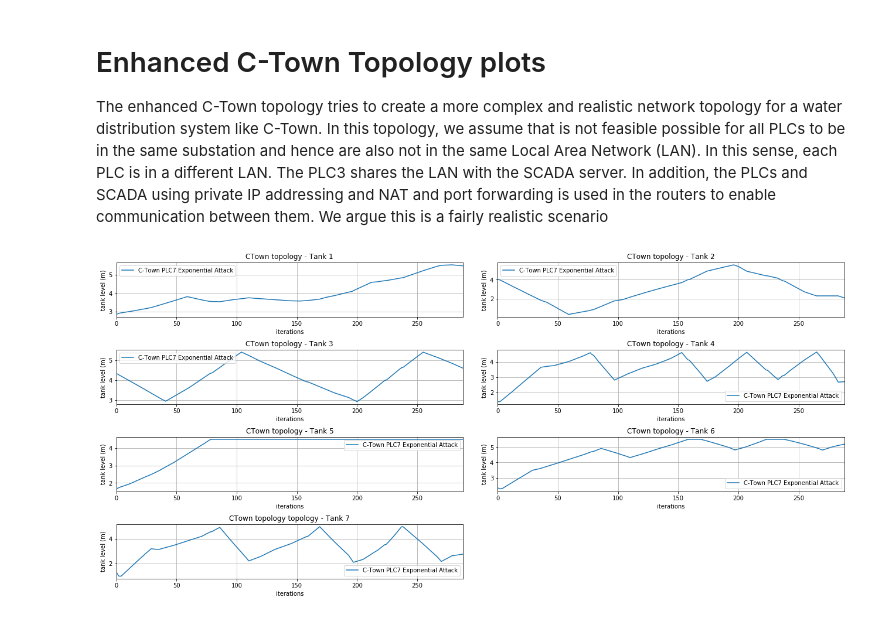
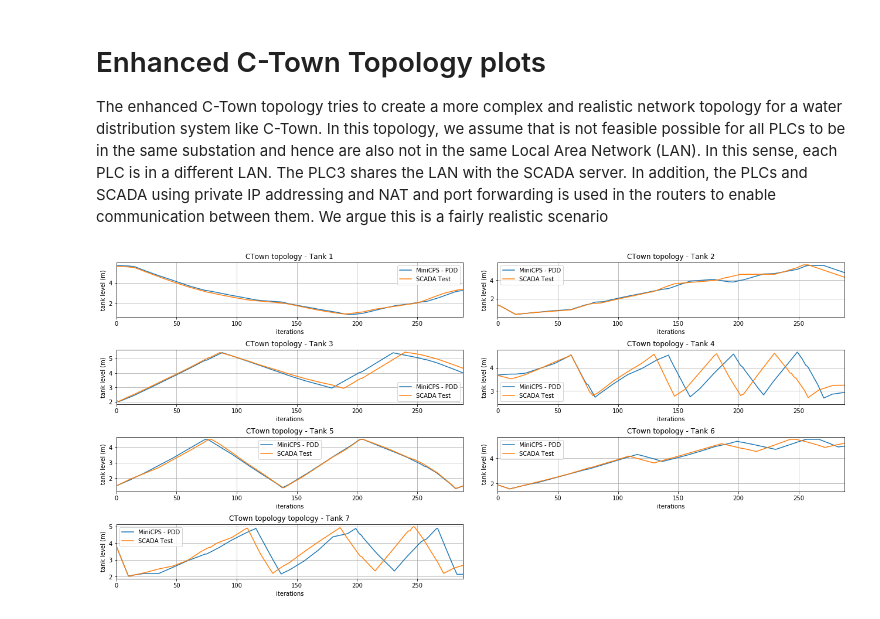
Before and after one commit to Critical-Infrastructure-Systems-Lab/DHALSIM, a Jupyter notebook: ICS_topologies/enhanced_ctown_topology/plot_enhanced_ctown.ipynb, the cells around one changed output. Drawn from its saved outputs; the diff is of its cells as text; code cells hidden in the pictures.

```diff
--- a/ICS_topologies/enhanced_ctown_topology/plot_enhanced_ctown.ipynb
+++ b/ICS_topologies/enhanced_ctown_topology/plot_enhanced_ctown.ipynb
@@ -13,22 +13,23 @@ import pandas as pd
 # %%
 no_minicps_ctown = pd.read_csv('no_attack/output/physical_process.csv')
 
-minicps_ctown = pd.read_csv('desktop_test/output/physical_process.csv')
-minicps_ctown_plc1_attack = pd.read_csv('plc1_attack/output/physical_process.csv')
-minicps_ctown_mitm_plc5_attack = pd.read_csv('mitm_plc5_attack/output/physical_process.csv')
-minicps_ctown_plc1_exp_attack = pd.read_csv('vm_tests/tank_1_empty_exponential/week_19/physical_process.csv')
+minicps_ctown = pd.read_csv('icss_paper_attacks/normal_behavior/week_0/physical_process.csv')
+minicps_ctown_scada = pd.read_csv('scada_test/week_0/physical_process.csv')
+#minicps_ctown_plc1_attack = pd.read_csv('plc1_attack/output/physical_process.csv')
+#minicps_ctown_mitm_plc5_attack = pd.read_csv('mitm_plc5_attack/output/physical_process.csv')
+#minicps_ctown_plc1_exp_attack = pd.read_csv('vm_tests/tank_1_empty_exponential/week_19/physical_process.csv')
 minicps_ctown_plc7_plc5_exp_attack = pd.read_csv('icss_paper_attacks/tank_5_overflow_exponential_1_day/week_19/physical_process.csv')
 
 subplot_hspace = 0.6
 subplot_wspace = 0.1
 
 dd = plt.subplot(4,2,1)
-#minicps_ctown["T1_LEVEL"].plot(label='MiniCPS - PDD', ax=dd)
+minicps_ctown["T1_LEVEL"].plot(label='MiniCPS - PDD', ax=dd)
+minicps_ctown_scada["T1_LEVEL"].plot(label='SCADA Test', ax=dd)
+plt.xlim(left=0, right=288)
 #minicps_ctown_plc1_attack["T1_LEVEL"].plot(label='MiniCPS - PLC1 Attack', ax=dd)
 #minicps_ctown_mitm_plc5_attack["T1_LEVEL"].plot(label='MiniCPS - Mitm PLC5 Attack', ax=dd)
-minicps_ctown_plc7_plc5_exp_attack["T1_LEVEL"].plot(label='C-Town PLC7 Exponential Attack', ax=dd)
-
-
+#minicps_ctown_plc7_plc5_exp_attack["T1_LEVEL"].plot(label='C-Town PLC7 Exponential Attack', ax=dd)
 plt.title("CTown topology - Tank 1")
 plt.xlabel('iterations')
 plt.ylabel('tank level (m)')
@@ -37,10 +38,12 @@ plt.subplots_adjust(top=2.00, right=3.00, hspace = subplot_hspace, wspace=subplo
 plt.grid(True)
 
 dd = plt.subplot(4,2,2)
-#minicps_ctown["T2_LEVEL"].plot(label='MiniCPS - PDD', ax=dd)
+minicps_ctown["T2_LEVEL"].plot(label='MiniCPS - PDD', ax=dd)
+minicps_ctown_scada["T2_LEVEL"].plot(label='SCADA Test', ax=dd)
+plt.xlim(left=0, right=288)
 #minicps_ctown_plc1_attack["T2_LEVEL"].plot(label='MiniCPS - PLC1 Attack', ax=dd)
 #minicps_ctown_mitm_plc5_attack["T2_LEVEL"].plot(label='MiniCPS - Mitm PLC5 Attack', ax=dd)
-minicps_ctown_plc7_plc5_exp_attack["T2_LEVEL"].plot(label='C-Town PLC7 Exponential Attack', ax=dd)
+#minicps_ctown_plc7_plc5_exp_attack["T2_LEVEL"].plot(label='C-Town PLC7 Exponential Attack', ax=dd)
 plt.title("CTown topology - Tank 2")
 plt.xlabel('iterations')
 plt.ylabel('tank level (m)')
@@ -49,10 +52,12 @@ plt.subplots_adjust(top=2.00, right=3.00, hspace = subplot_hspace, wspace=subplo
 plt.grid(True)
 
 dd = plt.subplot(4,2,3)
-#minicps_ctown["T3_LEVEL"].plot(label='MiniCPS - PDD', ax=dd)
+minicps_ctown["T3_LEVEL"].plot(label='MiniCPS - PDD', ax=dd)
+minicps_ctown_scada["T3_LEVEL"].plot(label='SCADA Test', ax=dd)
+plt.xlim(left=0, right=288)
 #minicps_ctown_plc1_attack["T3_LEVEL"].plot(label='MiniCPS - PLC1 Attack', ax=dd)
 #minicps_ctown_mitm_plc5_attack["T3_LEVEL"].plot(label='MiniCPS - Mitm PLC5 Attack', ax=dd)
-minicps_ctown_plc7_plc5_exp_attack["T3_LEVEL"].plot(label='C-Town PLC7 Exponential Attack', ax=dd)
+#minicps_ctown_plc7_plc5_exp_attack["T3_LEVEL"].plot(label='C-Town PLC7 Exponential Attack', ax=dd)
 plt.title("CTown topology - Tank 3")
 plt.xlabel('iterations')
 plt.ylabel('tank level (m)')
@@ -61,10 +66,12 @@ plt.subplots_adjust(top=2.00, right=3.00, hspace = subplot_hspace, wspace=subplo
 plt.grid(True)
 
 dd = plt.subplot(4,2,4)
-#minicps_ctown["T4_LEVEL"].plot(label='MiniCPS - PDD', ax=dd)
+minicps_ctown["T4_LEVEL"].plot(label='MiniCPS - PDD', ax=dd)
+minicps_ctown_scada["T4_LEVEL"].plot(label='SCADA Test', ax=dd)
+plt.xlim(left=0, right=288)
 #minicps_ctown_plc1_attack["T4_LEVEL"].plot(label='MiniCPS - PLC1 Attack', ax=dd)
 #minicps_ctown_mitm_plc5_attack["T4_LEVEL"].plot(label='MiniCPS - Mitm PLC5 Attack', ax=dd)
-minicps_ctown_plc7_plc5_exp_attack["T4_LEVEL"].plot(label='C-Town PLC7 Exponential Attack', ax=dd)
+#minicps_ctown_plc7_plc5_exp_attack["T4_LEVEL"].plot(label='C-Town PLC7 Exponential Attack', ax=dd)
 plt.title("CTown topology - Tank 4")
 plt.xlabel('iterations')
 plt.ylabel('tank level (m)')
@@ -73,39 +80,45 @@ plt.subplots_adjust(top=2.00, right=3.00, hspace = subplot_hspace, wspace=subplo
 plt.grid(True)
 
 dd = plt.subplot(4,2,5)
-#minicps_ctown["T5_LEVEL"].plot(label='MiniCPS - PDD', ax=dd)
+minicps_ctown["T5_LEVEL"].plot(label='MiniCPS - PDD', ax=dd)
+minicps_ctown_scada["T5_LEVEL"].plot(label='SCADA Test', ax=dd)
+plt.xlim(left=0, right=288)
 #minicps_ctown_plc1_attack["T5_LEVEL"].plot(label='MiniCPS - PLC1 Attack', ax=dd)
 #minicps_ctown_mitm_plc5_attack["T5_LEVEL"].plot(label='MiniCPS - Mitm PLC5 Attack', ax=dd)
-minicps_ctown_plc7_plc5_exp_attack["T5_LEVEL"].plot(label='C-Town PLC7 Exponential Attack', ax=dd)
+#minicps_ctown_plc7_plc5_exp_attack["T5_LEVEL"].plot(label='C-Town PLC7 Exponential Attack', ax=dd)
 plt.title("CTown topology - Tank 5")
 plt.xlabel('iterations')
 plt.ylabel('tank level (m)')
 plt.legend()
 plt.subplots_adjust(top=2.00, right=3.00, hspace = subplot_hspace, wspace=subplot_wspace)
 plt.grid(True)
 
 dd = plt.subplot(4,2,6)
-#minicps_ctown["T6_LEVEL"].plot(label='MiniCPS - PDD', ax=dd)
+minicps_ctown["T6_LEVEL"].plot(label='MiniCPS - PDD', ax=dd)
+minicps_ctown_scada["T6_LEVEL"].plot(label='SCADA Test', ax=dd)
+plt.xlim(left=0, right=288)
 #minicps_ctown_plc1_attack["T6_LEVEL"].plot(label='MiniCPS - PLC1 Attack', ax=dd)
 #minicps_ctown_mitm_plc5_attack["T6_LEVEL"].plot(label='MiniCPS - Mitm PLC5 Attack', ax=dd)
-minicps_ctown_plc7_plc5_exp_attack["T6_LEVEL"].plot(label='C-Town PLC7 Exponential Attack', ax=dd)
+#minicps_ctown_plc7_plc5_exp_attack["T6_LEVEL"].plot(label='C-Town PLC7 Exponential Attack', ax=dd)
 plt.title("CTown topology - Tank 6")
 plt.xlabel('iterations')
 plt.ylabel('tank level (m)')
 plt.legend()
 plt.subplots_adjust(top=2.00, right=3.00, hspace = subplot_hspace, wspace=subplot_wspace)
 plt.grid(True)
 
 dd = plt.subplot(4,2,7)
-#minicps_ctown["T7_LEVEL"].plot(label='MiniCPS - PDD', ax=dd)
+minicps_ctown["T7_LEVEL"].plot(label='MiniCPS - PDD', ax=dd)
+minicps_ctown_scada["T7_LEVEL"].plot(label='SCADA Test', ax=dd)
+plt.xlim(left=0, right=288)
 #minicps_ctown_plc1_attack["T7_LEVEL"].plot(label='MiniCPS - PLC1 Attack', ax=dd)
 #minicps_ctown_mitm_plc5_attack["T7_LEVEL"].plot(label='MiniCPS - Mitm PLC5 Attack', ax=dd)
-minicps_ctown_plc7_plc5_exp_attack["T7_LEVEL"].plot(label='C-Town PLC7 Exponential Attack', ax=dd)
+#minicps_ctown_plc7_plc5_exp_attack["T7_LEVEL"].plot(label='C-Town PLC7 Exponential Attack', ax=dd)
 plt.title("CTown topology topology - Tank 7")
 plt.xlabel('iterations')
 plt.ylabel('tank level (m)')
 plt.legend()
 plt.subplots_adjust(top=2.00, right=3.00, hspace = subplot_hspace, wspace=subplot_wspace)
 plt.grid(True)
 # %% [output]
-[figure, old version]
+[figure, new version]
```
Also changed, not shown: 54 other files.
